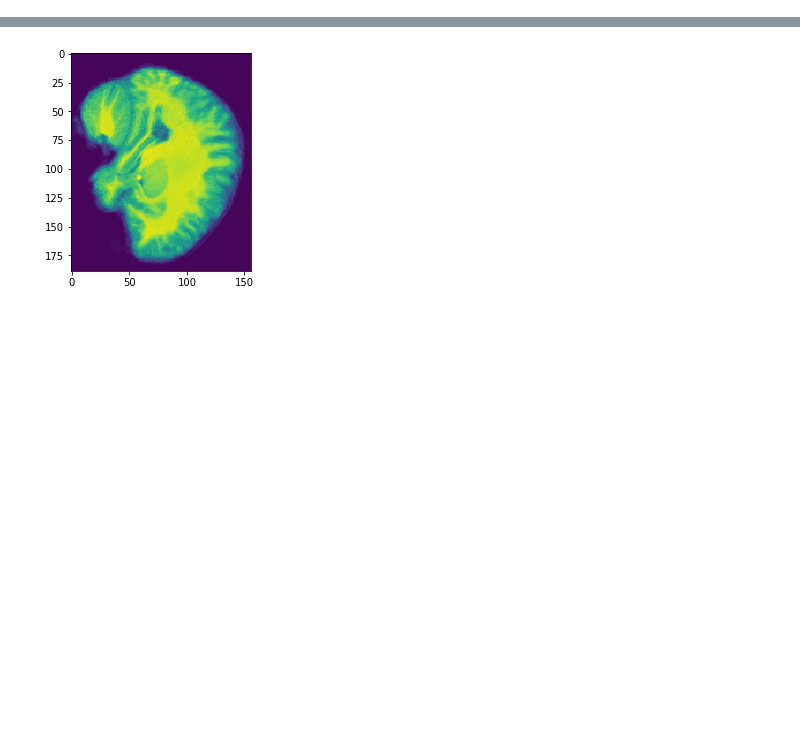
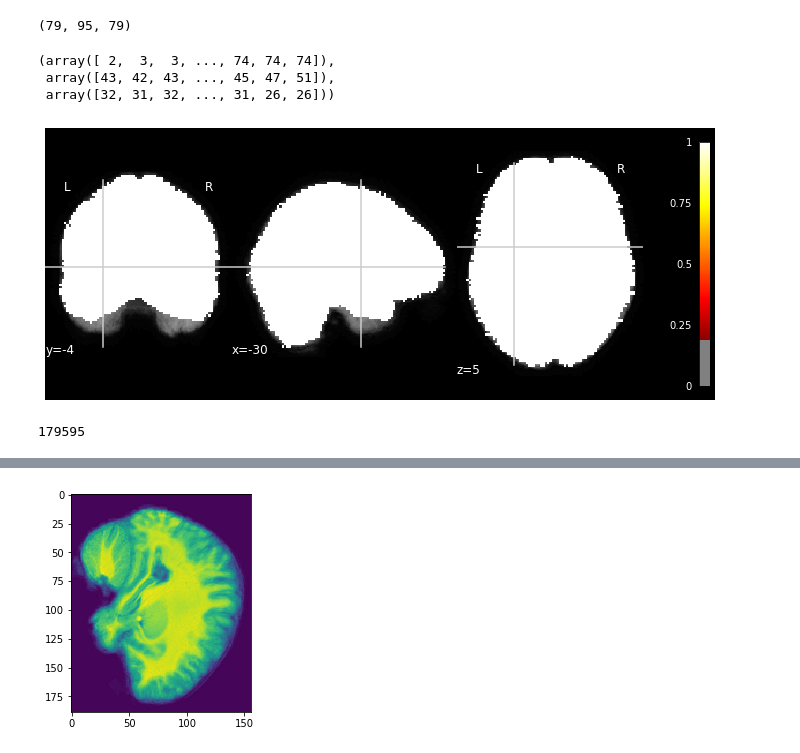
Before and after one commit to tomov/VGDL-fMRI-Python-Data-Analysis, a Jupyter notebook: Multivariate_analyses/Archive/explore_nii.ipynb, the cells around one changed output, grey strips where cells are left out. Drawn from its saved outputs; the diff is of its cells as text; code cells hidden in the pictures; blank space fills up the shorter version.

```diff
--- a/Multivariate_analyses/Archive/explore_nii.ipynb
+++ b/Multivariate_analyses/Archive/explore_nii.ipynb
@@ -31,0 +67,27 @@ brain_nii.shape
+# %%
+brain_mask = np.array(mask_nii.dataobj) # get the mask from nii image
+# %%
+brain_mask.shape
+# %% [output]
+(79, 95, 79)
+# %%
+np.where(brain_mask)
+# %% [output]
+(array([ 2,  3,  3, ..., 74, 74, 74]),
+ array([43, 42, 43, ..., 45, 47, 51]),
+ array([32, 31, 32, ..., 31, 26, 26]))
+# %%
+masknii_nifti = nib.Nifti1Image(brain_mask, mask_nii.affine, mask_nii.header)
+#masknii_nifti = nib.Nifti1Image(brain_mask, nosmooth_mask_nii.affine, nosmooth_mask_nii.header)
+# %%
+# plot the data as statmap
+f, ax = plt.subplots(1,1, figsize = (12, 5))
+plotting.plot_stat_map(
+    stat_map_img=masknii_nifti,
+    bg_img=mean_nii,
+    threshold=0.2,
+    axes=ax,
+    cut_coords=[-30, -4, 5]
+);
+# %% [output]
+[figure, added]
@@ -31,0 +96,6 @@ brain_nii.shape
+# %%
+cs = np.where(nosmooth_mask)
+
+len(cs[0])
+# %% [output]
+179595
```
Also changed, not shown: parts of 27 cells of this notebook, 3 other files.
